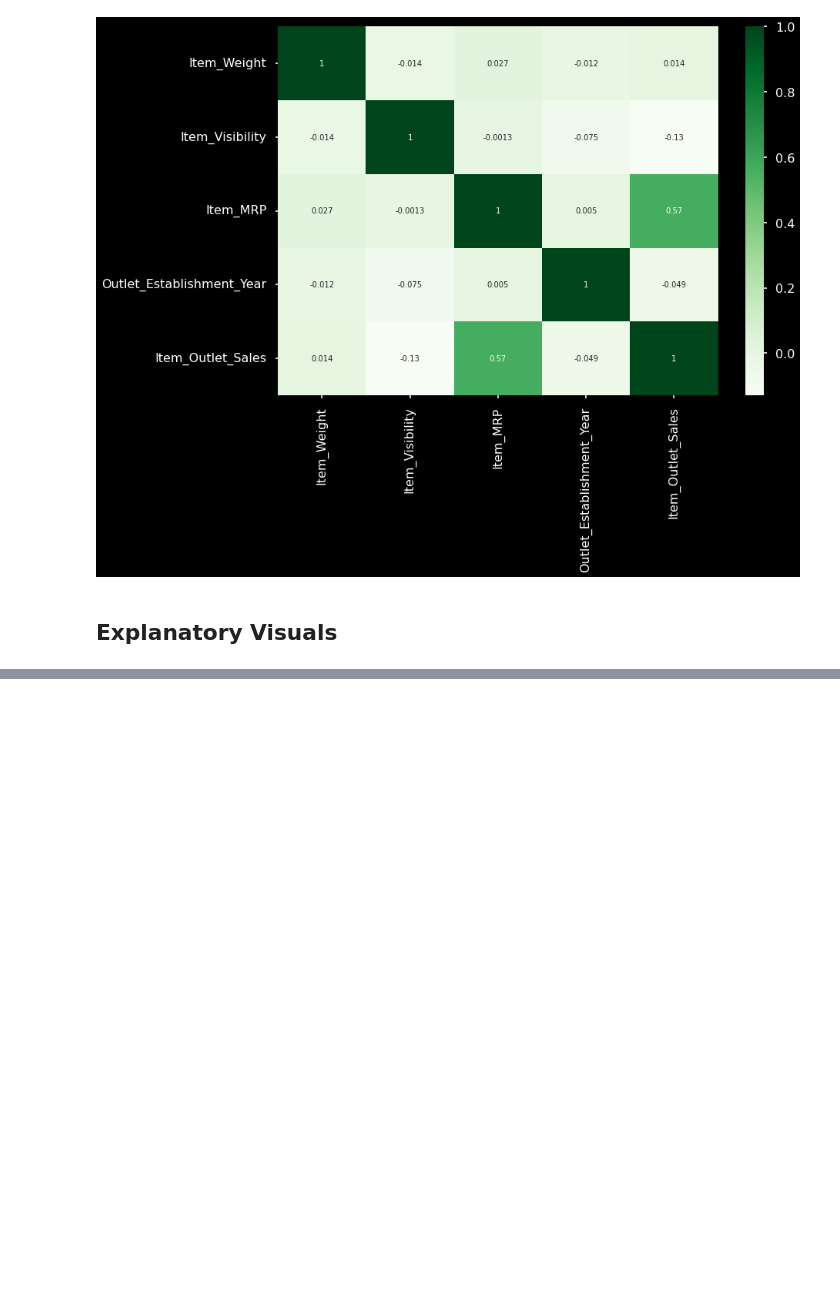
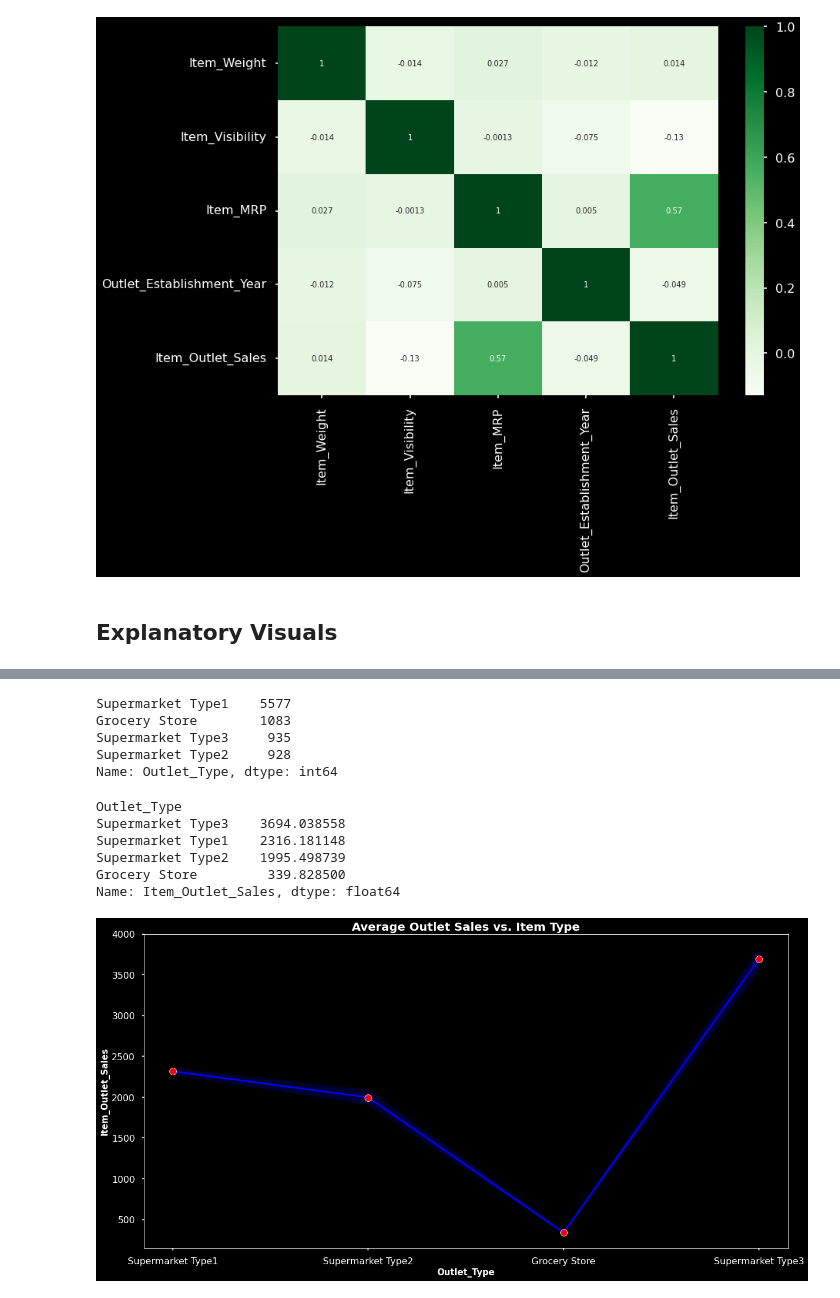
Before and after one commit to RosaR02/Project-1---part-1, a Jupyter notebook: Sales_Prediction.ipynb, the cells around one changed output, grey strips where cells are left out. Drawn from its saved outputs; the diff is of its cells as text; code cells hidden in the pictures; blank space fills up the shorter version.

```diff
--- a/Sales_Prediction.ipynb
+++ b/Sales_Prediction.ipynb
@@ -292,0 +348,34 @@ sns.heatmap(corr, cmap = 'Greens', annot = True)
+# %%
+df.Outlet_Type.value_counts()
+# %% [output]
+Supermarket Type1    5577
+Grocery Store        1083
+Supermarket Type3     935
+Supermarket Type2     928
+Name: Outlet_Type, dtype: int64
+# %%
+df.groupby(['Outlet_Type'])['Item_Outlet_Sales'].mean().sort_values(ascending=False)
+# %% [output]
+Outlet_Type
+Supermarket Type3    3694.038558
+Supermarket Type1    2316.181148
+Supermarket Type2    1995.498739
+Grocery Store         339.828500
+Name: Item_Outlet_Sales, dtype: float64
+# %%
+#Line plot shows supermarket type 3 has the most sales and grocery store has the least sales
+fig, ax = plt.subplots(figsize=(20,10))
+
+ax_new = sns.lineplot(data=df,x = 'Outlet_Type', y = 'Item_Outlet_Sales',  color = 'blue', linestyle = 'solid', marker = 'o',markerfacecolor = 'red', markersize = 12)
+
+ax_new.set_title('', fontsize = 20, fontweight = 'bold');
+
+
+#ax.set_xticklabels(labels)
+#plt.locator_params(axis='x', nbins=4)
+
+ax_new.set_title('Average Outlet Sales vs. Item Type', fontsize = 20, fontweight = 'bold');
+ax_new.set_xlabel('Outlet_Type', fontsize = 15, fontweight = 'bold')
+ax_new.set_ylabel(f'Item_Outlet_Sales', fontsize = 15, fontweight = 'bold');
+# %% [output]
+[figure, added]
```
Also changed, not shown: parts of 5 cells of this notebook.
